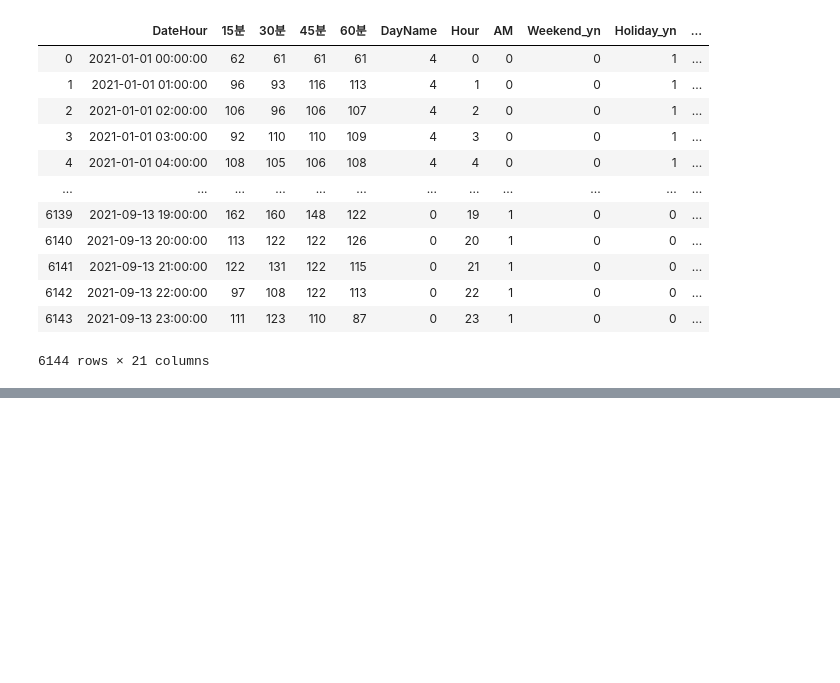
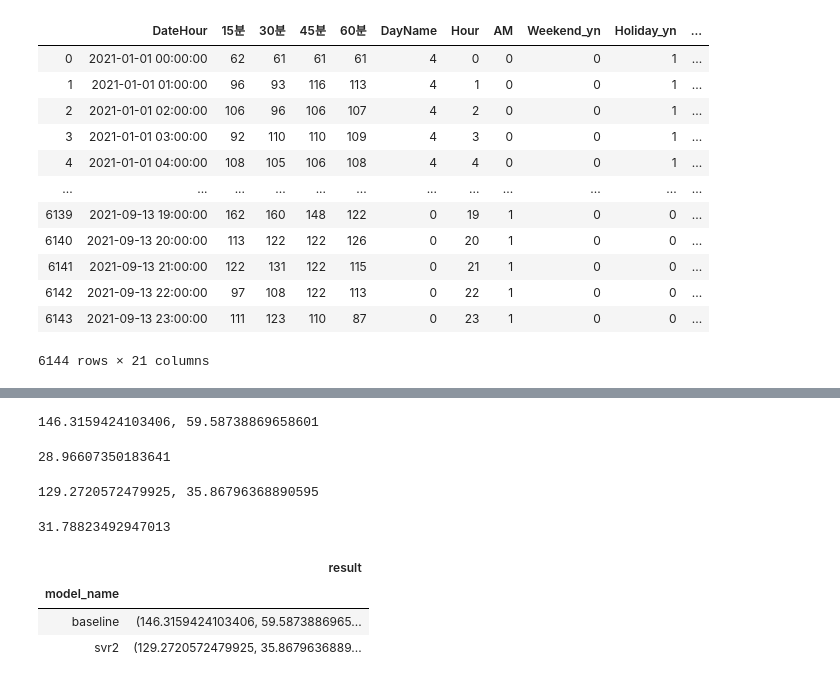
Before and after one commit to sunkusun9/DS_lv3_2404_2, a Jupyter notebook: sec_ds_lv3_prob3_prob_kaggle.ipynb, the cells around one changed output, grey strips where cells are left out. Cells and saved outputs as stored; diff of their text form; code cells hidden in the pictures; blank space fills up the shorter version.

Commit message:
Day1 Kaggle 미완성 노트 올립니다.

```diff
--- a/sec_ds_lv3_prob3_prob_kaggle.ipynb
+++ b/sec_ds_lv3_prob3_prob_kaggle.ipynb
@@ -123,0 +137,2 @@ s_kaggle_ans =  df_prob6_test.pop('target') # Kaggle의 정답으로 간주하
+# %%
+s_hist = []
@@ -123,0 +169,21 @@ s_kaggle_ans =  df_prob6_test.pop('target') # Kaggle의 정답으로 간주하
+# %%
+# Baseline
+# 'TotalHour', lag_1 ~ 6  StandardScaler
+# 'DayName' OneHotEncoder drop='first'
+# 'AM' 'passthrough'
+ct = ColumnTransformer([
+    ('std', StandardScaler(), ['TotalHour'] + ['lag_{}'.format(i) for i in range(1, 7)]),
+    ('ohe', OneHotEncoder(drop='first', categories='auto'), ['DayName']),
+    ('pt', 'passthrough', ['AM'])
+])
+
+reg_svr = make_pipeline(ct, SVR(C=10, kernel='rbf', gamma= 0.1))
+result = eval_model(reg_svr)
+print_result("baseline", result)
+# %% [output]
+146.3159424103406, 59.58738869658601
+# %%
+prd = select_model(reg_svr)
+mean_absolute_error(s_kaggle_ans, prd)
+# %% [output]
+28.96607350183641
@@ -123,0 +192,28 @@ s_kaggle_ans =  df_prob6_test.pop('target') # Kaggle의 정답으로 간주하
+# %%
+#  C 조정
+# 'TotalHour', lag_1 ~ 6  StandardScaler
+# 'DayName' OneHotEncoder drop='first'
+# 'AM' 'passthrough'
+ct = ColumnTransformer([
+    ('std', StandardScaler(), ['TotalHour'] + ['lag_{}'.format(i) for i in range(1, 7)]),
+    ('ohe', OneHotEncoder(drop='first', categories='auto'), ['DayName']),
+    ('pt', 'passthrough', ['AM'])
+])
+
+reg_svr2 = make_pipeline(ct, SVR(C=1000, kernel='rbf', gamma= 0.1))
+result = eval_model(reg_svr2)
+print_result("svr2", result)
+# %% [output]
+129.2720572479925, 35.86796368890595
+# %%
+prd = select_model(reg_svr2)
+mean_absolute_error(s_kaggle_ans, prd)
+# %% [output]
+31.78823492947013
+# %%
+pd.DataFrame(s_hist).groupby('model_name').last()
+# %% [output]
+|  | result |
+| model_name |  |
+| baseline | (146.3159424103406, 59.5873886965... |
+| svr2 | (129.2720572479925, 35.8679636889... |
```
Also changed, not shown: parts of 4 cells of this notebook.
